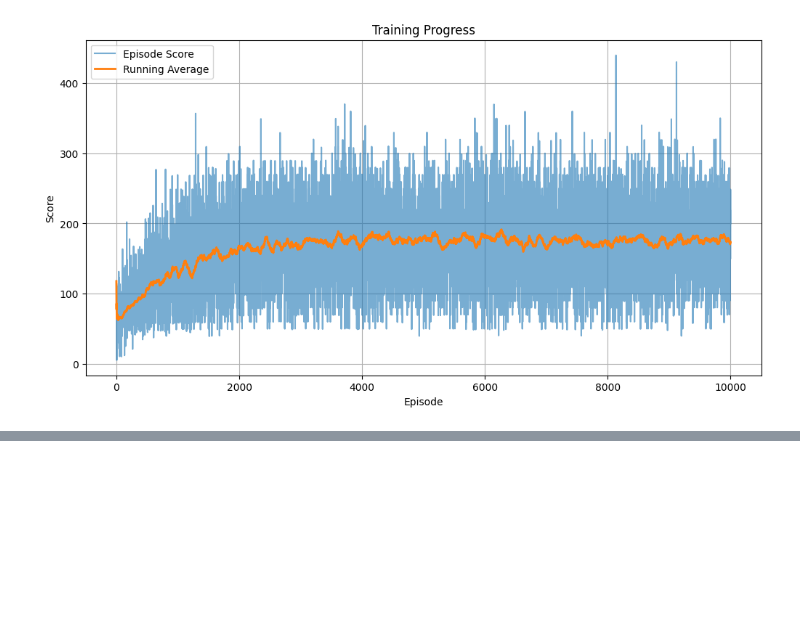
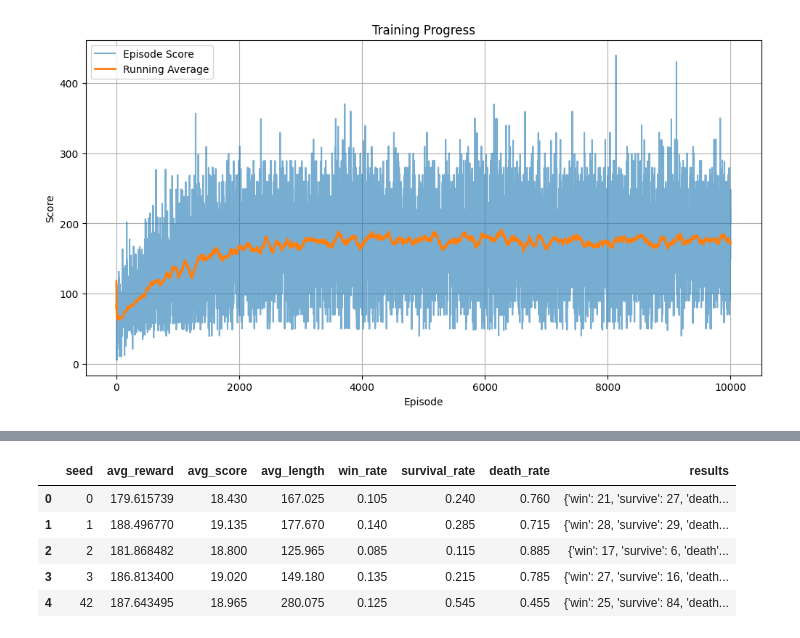
Before and after one commit to Saheb/rl-snake, a Jupyter notebook: rl-snake.ipynb, the cells around one changed output, grey strips where cells are left out. Saved outputs shown, nothing was run; the diff lists cells and outputs as text; code cells hidden in the pictures; blank space fills up the shorter version.

```diff
--- a/rl-snake.ipynb
+++ b/rl-snake.ipynb
@@ -461,6 +470,6 @@ plt.show()
 import pickle
 
 with open('trained_snake_q_agent.pkl', 'wb') as f:
-    pickle.dump(agent, f)
+    pickle.dump(q_learning_agent, f)
 # %% [output]
 [figure]
@@ -906,0 +894,22 @@ Deaths while moving Left: 10.7%
+# %%
+import pickle
+
+# Define the path to your saved agent file
+
+double_q_learning_agent_path = 'trained_snake_double_q_agent.pkl'
+
+# Load the agent object from the file
+try:
+    with open(double_q_learning_agent_path, 'rb') as f:
+        loaded_agent = pickle.load(f)
+    print(f"Agent successfully loaded from {double_q_learning_agent_path}")
+except FileNotFoundError:
+    print(f"Error: No agent file found at {double_q_learning_agent_path}")
+except Exception as e:
+    print(f"An error occurred while loading the agent: {e}")
+
+double_q_learning_agent = loaded_agent
+
+double_q_learning_agent
+
+# analyze_agent_behavior_det(agent, SnakeGame(board_size=BOARD_SIZE), num_episodes=500, seed=42)
@@ -1007,0 +1267,11 @@ player.display_player()
+# %%
+metrics = evaluate_agent(SnakeGame(board_size=5), agent, episodes=500, max_steps=500)
+
+print("\nEvaluation of Double Q-Learning Agent on 5x5 board over 500 episodes:")
+print(f"Avg reward: {metrics['rewards'].mean():.2f}")
+print(f"Avg score (fruits): {metrics['scores'].mean():.2f}")
+print(f"Avg episode length: {metrics['lengths'].mean():.1f}")
+print(f"Win rate: {metrics['win_rate']:.3f}")
+print(f"Survival rate (no death): {metrics['survival_rate']:.3f}")
+print(f"Death rate: {metrics['death_rate']:.3f}")
+print("Raw counts:", metrics["results"])
@@ -1007,0 +1429,17 @@ player.display_player()
+# %%
+df_results = train_and_evaluate_double_q_multi_seed(
+    seeds=[0, 1, 2, 3, 42],
+    board_size=5,
+    num_episodes=50000,   # use fewer for testing
+    max_steps=500,
+    eval_episodes=200
+)
+# %%
+df_results
+# %% [output]
+|  | seed | avg_reward | avg_score | avg_length | win_rate | survival_rate | death_rate | results |
+| 0 | 0 | 179.615739 | 18.430 | 167.025 | 0.105 | 0.240 | 0.760 | {'win': 21, 'survive': 27, 'death... |
+| 1 | 1 | 188.496770 | 19.135 | 177.670 | 0.140 | 0.285 | 0.715 | {'win': 28, 'survive': 29, 'death... |
+| 2 | 2 | 181.868482 | 18.800 | 125.965 | 0.085 | 0.115 | 0.885 | {'win': 17, 'survive': 6, 'death'... |
+| 3 | 3 | 186.813400 | 19.020 | 149.180 | 0.135 | 0.215 | 0.785 | {'win': 27, 'survive': 16, 'death... |
+| 4 | 42 | 187.643495 | 18.965 | 280.075 | 0.125 | 0.545 | 0.455 | {'win': 25, 'survive': 84, 'death... |
```
Also changed, not shown: parts of 23 cells of this notebook, 1 other file.
